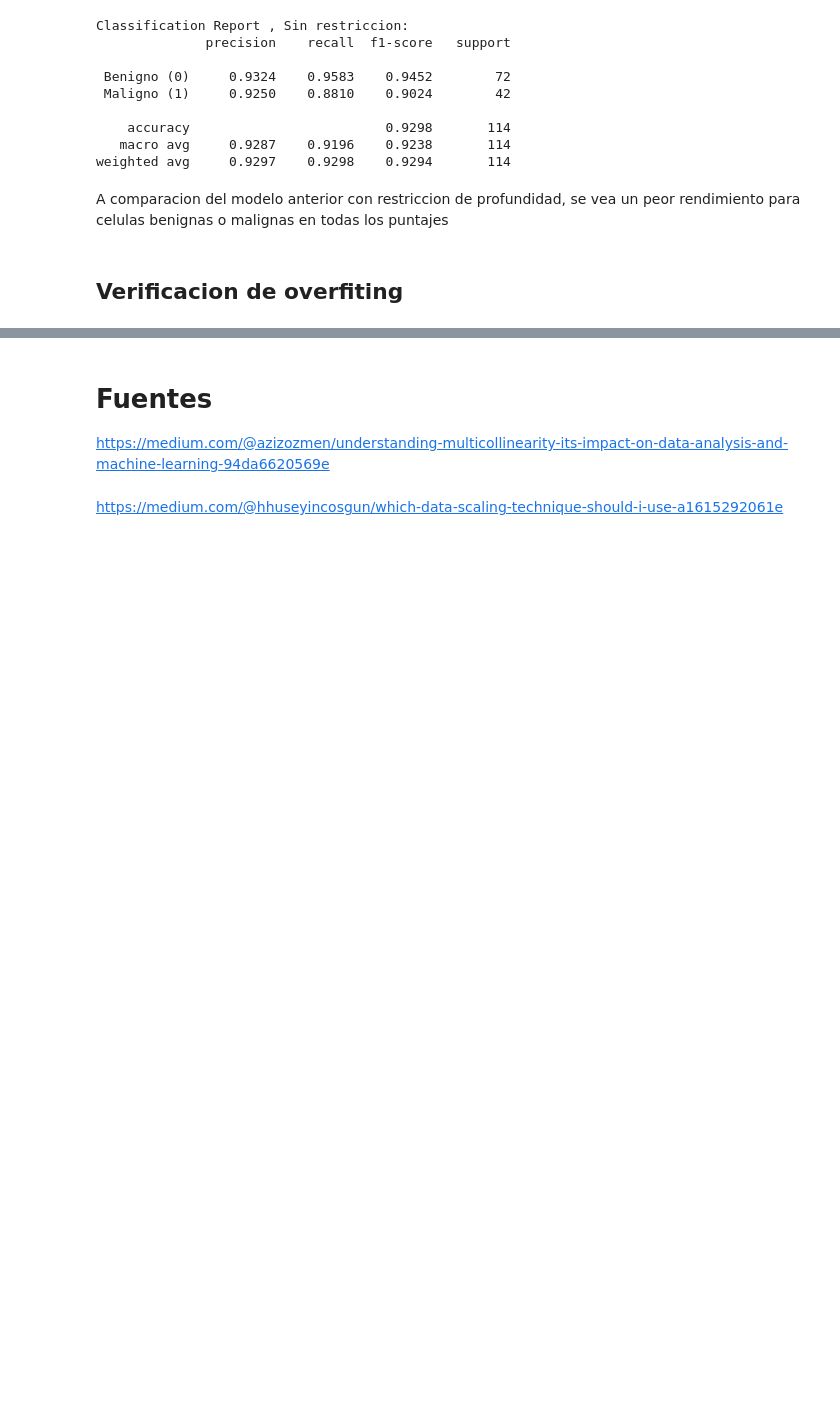
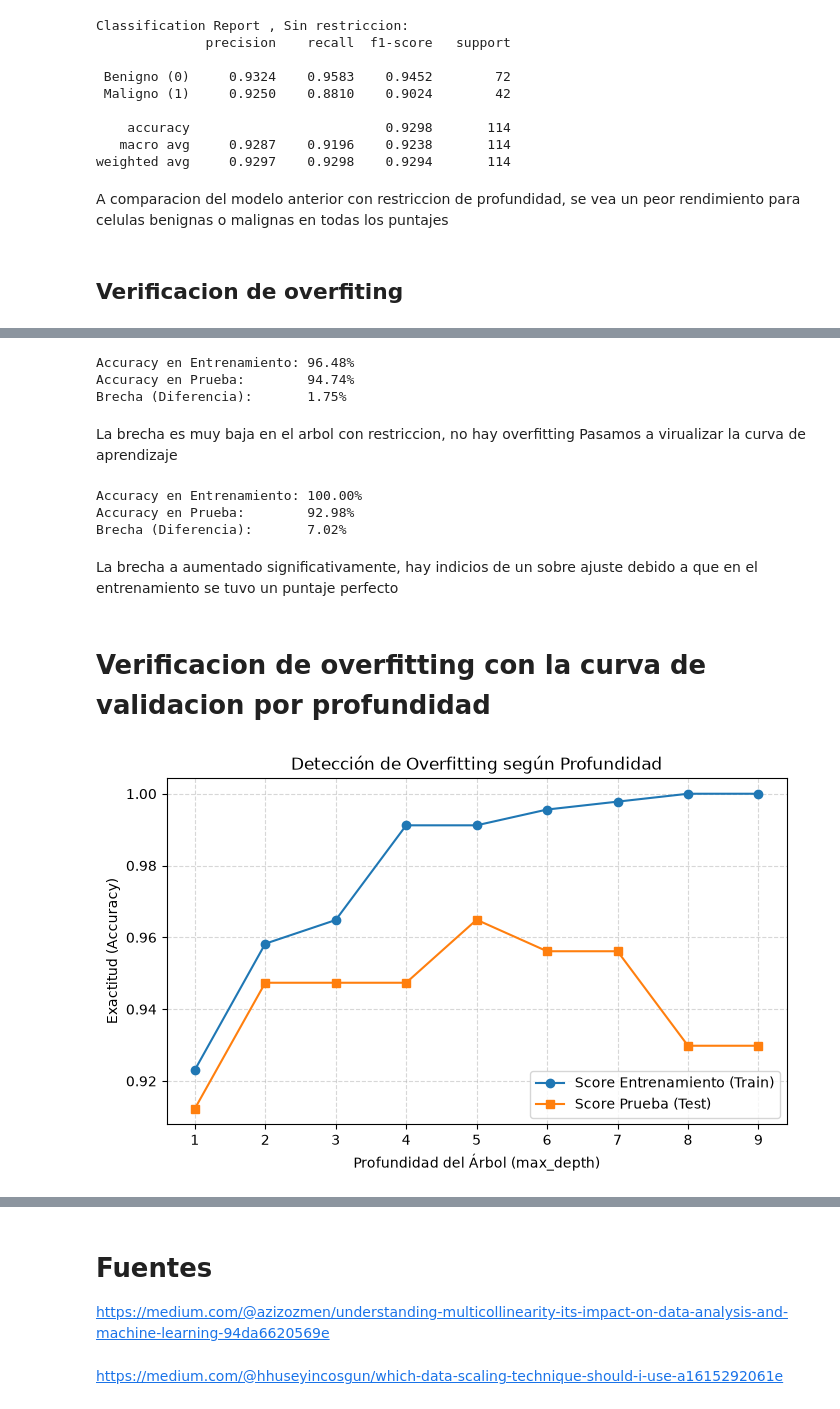
Before and after one commit to gabriel1-du/Modelos-de-Machine-Learning-supervisado-Clasificacion-y-regresion-, a Jupyter notebook: notebookDesarrollo.ipynb, the cells around one changed output, grey strips where cells are left out. Cells and saved outputs as stored; diff of their text form; code cells hidden in the pictures; blank space fills up the shorter version.

Commit message:
Se generan metricas y para ambos arboles y se verifica el overfitting

```diff
--- a/notebookDesarrollo.ipynb
+++ b/notebookDesarrollo.ipynb
@@ -1006,0 +1012,55 @@ A comparacion del modelo anterior con restriccion de profundidad, se vea un peor
+# %%
+acc_train = arbol_decision.score(X_train_scaled, y_train)
+acc_test = arbol_decision.score(X_test_scaled, y_test)
+
+print(f"Accuracy en Entrenamiento: {acc_train * 100:.2f}%")
+print(f"Accuracy en Prueba:        {acc_test * 100:.2f}%")
+print(f"Brecha (Diferencia):       {(acc_train - acc_test) * 100:.2f}%")
+# %% [output]
+Accuracy en Entrenamiento: 96.48%
+Accuracy en Prueba:        94.74%
+Brecha (Diferencia):       1.75%
+# %% [markdown]
+La brecha es muy baja en el arbol con restriccion, no hay overfitting
+Pasamos a virualizar la curva de aprendizaje
+# %%
+acc_train = arbol_decision_sin_rest.score(X_train_scaled, y_train)
+acc_test = arbol_decision_sin_rest.score(X_test_scaled, y_test)
+
+print(f"Accuracy en Entrenamiento: {acc_train * 100:.2f}%")
+print(f"Accuracy en Prueba:        {acc_test * 100:.2f}%")
+print(f"Brecha (Diferencia):       {(acc_train - acc_test) * 100:.2f}%")
+# %% [output]
+Accuracy en Entrenamiento: 100.00%
+Accuracy en Prueba:        92.98%
+Brecha (Diferencia):       7.02%
+# %% [markdown]
+La brecha a aumentado significativamente, hay indicios de un sobre ajuste debido a que en el entrenamiento se tuvo un puntaje perfecto
+# %% [markdown]
+# Verificacion de overfitting con la curva de validacion por profundidad
+# %%
+import numpy as np
+import matplotlib.pyplot as plt
+from sklearn.tree import DecisionTreeClassifier
+
+profundidades = range(1, 10)
+train_scores = []
+test_scores = []
+
+for d in profundidades:
+    clf = DecisionTreeClassifier(max_depth=d, random_state=0)
+    clf.fit(X_train_scaled, y_train)
+    train_scores.append(clf.score(X_train_scaled, y_train))
+    test_scores.append(clf.score(X_test_scaled, y_test))
+
+plt.figure(figsize=(8, 4.5))
+plt.plot(profundidades, train_scores, label='Score Entrenamiento (Train)', marker='o')
+plt.plot(profundidades, test_scores, label='Score Prueba (Test)', marker='s')
+plt.xlabel('Profundidad del Árbol (max_depth)')
+plt.ylabel('Exactitud (Accuracy)')
+plt.title('Detección de Overfitting según Profundidad')
+plt.legend()
+plt.grid(True, linestyle='--', alpha=0.5)
+plt.show()
+# %% [output]
+[figure, added]
```
Also changed, not shown: parts of 7 cells of this notebook.
